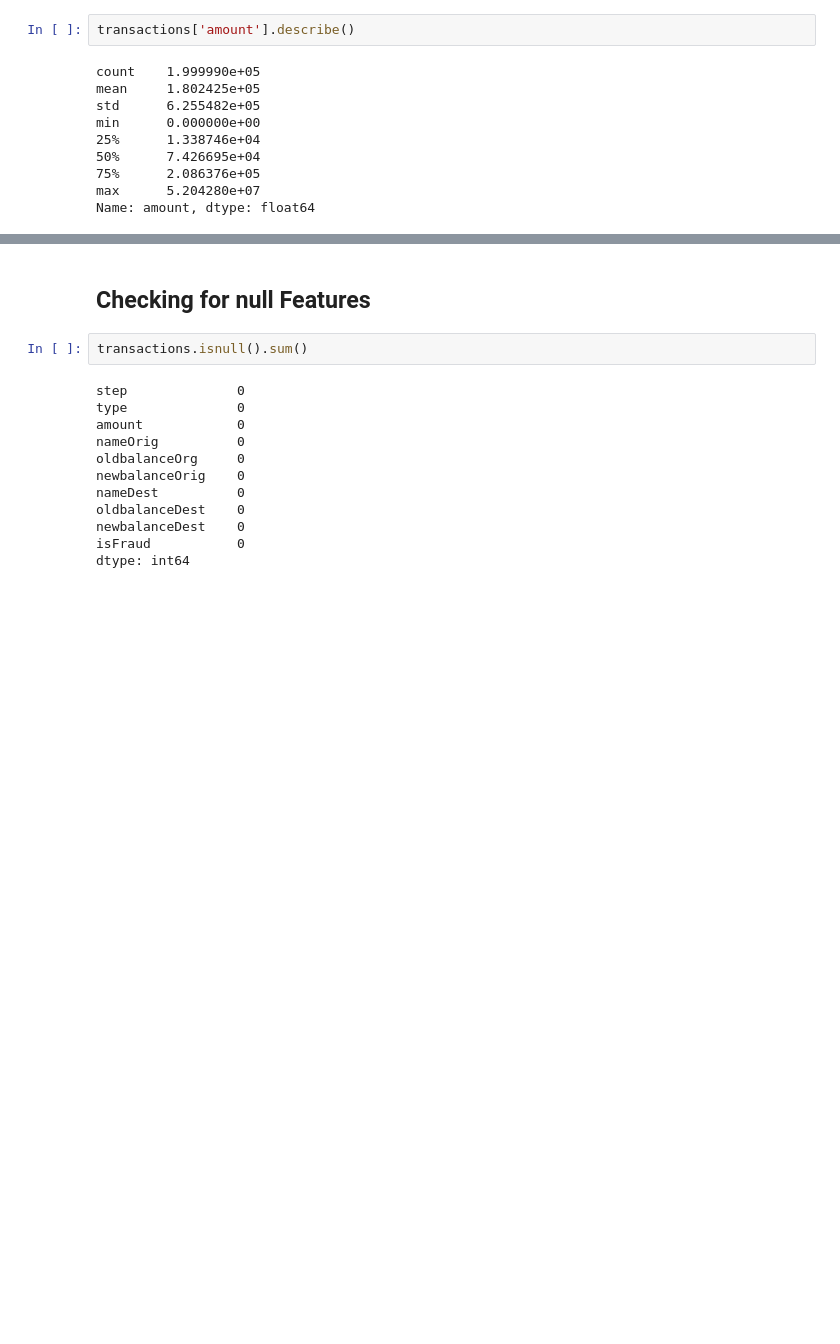
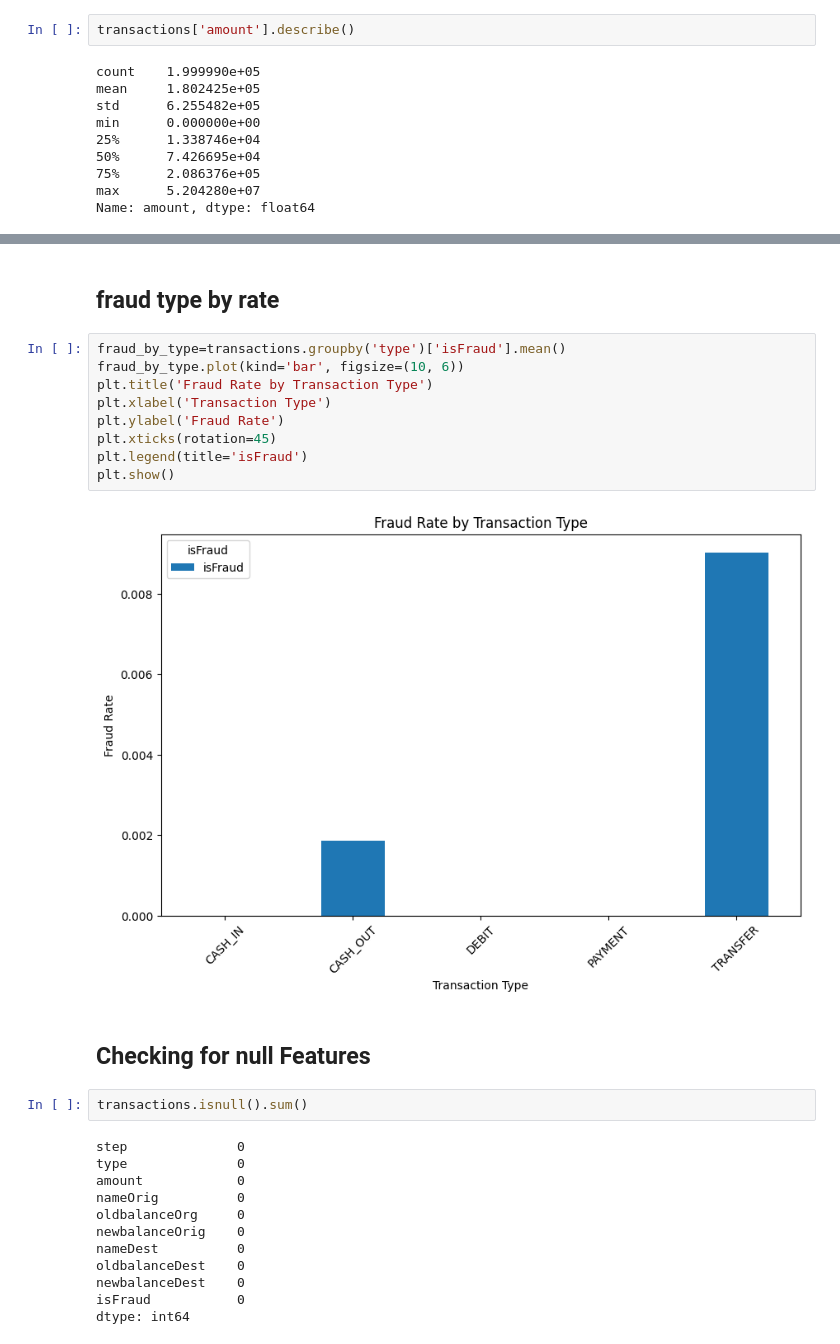
Before and after one commit to obirikan/ML_Model_Fraud_Detection, a Jupyter notebook: transactions.ipynb, the cells around one changed output, grey strips where cells are left out. Cells and saved outputs as stored; diff of their text form; blank space fills up the shorter version.

```diff
--- a/transactions.ipynb
+++ b/transactions.ipynb
@@ -59,3 +77,16 @@ Name: amount, dtype: float64
+# %% [markdown]
+## fraud type by rate
+# %%
+fraud_by_type=transactions.groupby('type')['isFraud'].mean()
+fraud_by_type.plot(kind='bar', figsize=(10, 6))
+plt.title('Fraud Rate by Transaction Type')
+plt.xlabel('Transaction Type')
+plt.ylabel('Fraud Rate')
+plt.xticks(rotation=45)
+plt.legend(title='isFraud')
+plt.show()
+# %% [output]
+[figure, added]
 # %% [markdown]
 ## Checking for null Features
 # %%
```
Also changed, not shown: parts of 15 cells of this notebook, 1 other file.
